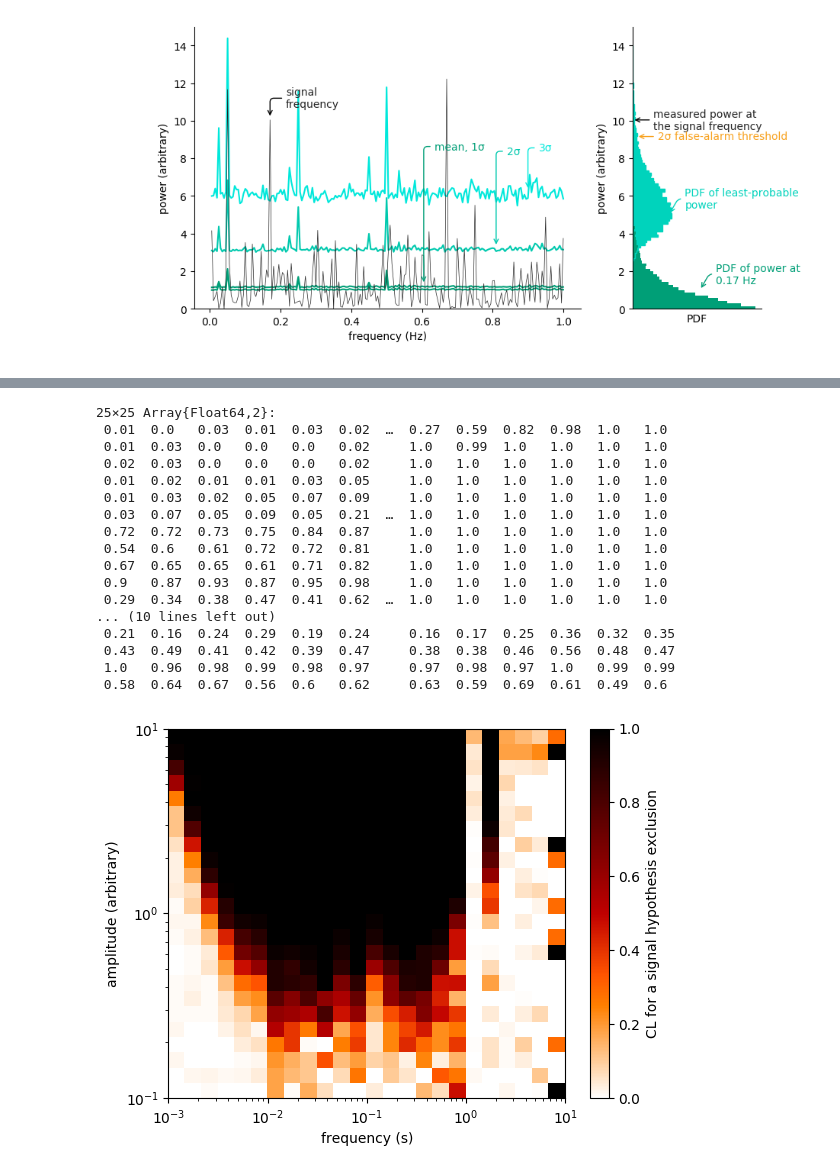
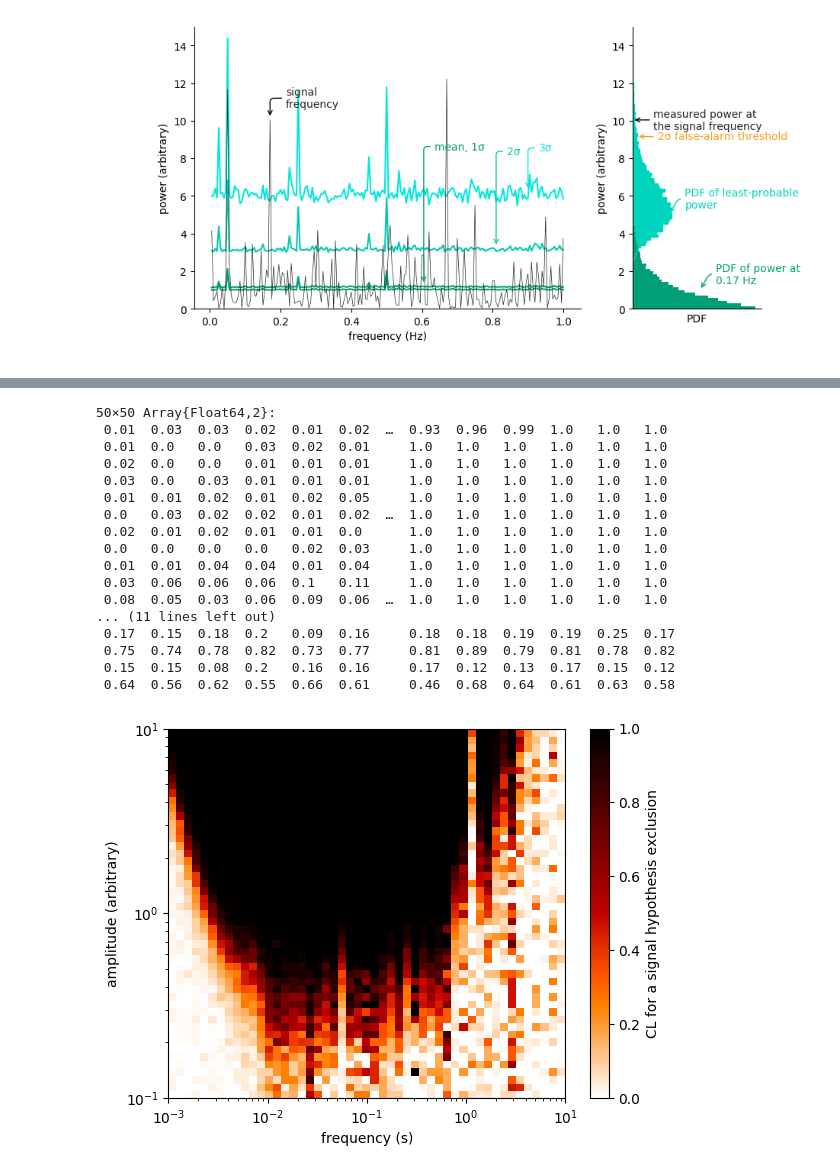
Before and after one commit to rawlik/rawlik-phd-thesis, a Jupyter notebook: calculations/alp_plots.ipynb, the cells around one changed output, grey strips where cells are left out. Saved outputs shown, nothing was run; the diff lists cells and outputs as text; code cells hidden in the pictures.

```diff
--- a/calculations/alp_plots.ipynb
+++ b/calculations/alp_plots.ipynb
@@ -529,8 +529,8 @@ savefig("../gfx/axions/basic_detection.pdf")
 # %% [output]
 [figure]
 # %%
-exclampls = logspace(-1, 1, 25)
-exclfreqs = logspace(-3, 1, 25)
+exclampls = logspace(-1, 1, 50)
+exclfreqs = logspace(-3, 1, 50)
 
 signalperiodograms = mcsignalpowers(as, exclfreqs, exclampls,
     mcmultiplicity = 100, fitoffsets = false, simjumpsize = 0)
@@ -577,40 +577,40 @@ CLmap = exclusionreport(as, R, exclfreqs, exclampls, exclnullperiodograms, signa
 CLmap_noCLs = exclusionreport(as, R, exclfreqs, exclampls, exclnullperiodograms, signalperiodograms, fitoffsets = false,
     useCLsmethod = false)
 # %% [output]
-25×25 Array{Float64,2}:
- 0.01  0.0   0.03  0.01  0.03  0.02  …  0.27  0.59  0.82  0.98  1.0   1.0
- 0.01  0.03  0.0   0.0   0.0   0.02     1.0   0.99  1.0   1.0   1.0   1.0
- 0.02  0.03  0.0   0.0   0.0   0.02     1.0   1.0   1.0   1.0   1.0   1.0
- 0.01  0.02  0.01  0.01  0.03  0.05     1.0   1.0   1.0   1.0   1.0   1.0
- 0.01  0.03  0.02  0.05  0.07  0.09     1.0   1.0   1.0   1.0   1.0   1.0
- 0.03  0.07  0.05  0.09  0.05  0.21  …  1.0   1.0   1.0   1.0   1.0   1.0
- 0.72  0.72  0.73  0.75  0.84  0.87     1.0   1.0   1.0   1.0   1.0   1.0
- 0.54  0.6   0.61  0.72  0.72  0.81     1.0   1.0   1.0   1.0   1.0   1.0
- 0.67  0.65  0.65  0.61  0.71  0.82     1.0   1.0   1.0   1.0   1.0   1.0
- 0.9   0.87  0.93  0.87  0.95  0.98     1.0   1.0   1.0   1.0   1.0   1.0
- 0.29  0.34  0.38  0.47  0.41  0.62  …  1.0   1.0   1.0   1.0   1.0   1.0
-... (10 lines left out)
- 0.21  0.16  0.24  0.29  0.19  0.24     0.16  0.17  0.25  0.36  0.32  0.35
- 0.43  0.49  0.41  0.42  0.39  0.47     0.38  0.38  0.46  0.56  0.48  0.47
- 1.0   0.96  0.98  0.99  0.98  0.97     0.97  0.98  0.97  1.0   0.99  0.99
- 0.58  0.64  0.67  0.56  0.6   0.62     0.63  0.59  0.69  0.61  0.49  0.6
+50×50 Array{Float64,2}:
+ 0.01  0.03  0.03  0.02  0.01  0.02  …  0.93  0.96  0.99  1.0   1.0   1.0
+ 0.01  0.0   0.0   0.03  0.02  0.01     1.0   1.0   1.0   1.0   1.0   1.0
+ 0.02  0.0   0.0   0.01  0.01  0.01     1.0   1.0   1.0   1.0   1.0   1.0
+ 0.03  0.0   0.03  0.01  0.01  0.01     1.0   1.0   1.0   1.0   1.0   1.0
+ 0.01  0.01  0.02  0.01  0.02  0.05     1.0   1.0   1.0   1.0   1.0   1.0
+ 0.0   0.03  0.02  0.02  0.01  0.02  …  1.0   1.0   1.0   1.0   1.0   1.0
+ 0.02  0.01  0.02  0.01  0.01  0.0      1.0   1.0   1.0   1.0   1.0   1.0
+ 0.0   0.0   0.0   0.0   0.02  0.03     1.0   1.0   1.0   1.0   1.0   1.0
+ 0.01  0.01  0.04  0.04  0.01  0.04     1.0   1.0   1.0   1.0   1.0   1.0
+ 0.03  0.06  0.06  0.06  0.1   0.11     1.0   1.0   1.0   1.0   1.0   1.0
+ 0.08  0.05  0.03  0.06  0.09  0.06  …  1.0   1.0   1.0   1.0   1.0   1.0
+... (11 lines left out)
+ 0.17  0.15  0.18  0.2   0.09  0.16     0.18  0.18  0.19  0.19  0.25  0.17
+ 0.75  0.74  0.78  0.82  0.73  0.77     0.81  0.89  0.79  0.81  0.78  0.82
+ 0.15  0.15  0.08  0.2   0.16  0.16     0.17  0.12  0.13  0.17  0.15  0.12
+ 0.64  0.56  0.62  0.55  0.66  0.61     0.46  0.68  0.64  0.61  0.63  0.58
 # %%
 # boundsgrid(a) = logspace(extrema(log10(a))..., length(a) + 1)
 pcol = pcolormesh(exclfreqs, exclampls, CLmap',
-           vmax=1, vmin=0, cmap="gist_heat_r", linewidth = 0)
-pcol[:set_edgecolor](:face) # ref. https://stackoverflow.com/questions/27092991/white-lines-in-matplotlibs-pcolor#27096694
+           vmax=1, vmin=0, cmap="gist_heat_r", rasterized = true) #linewidth = 0)
+# pcol[:set_edgecolor](:face) # ref. https://stackoverflow.com/questions/27092991/white-lines-in-matplotlibs-pcolor#27096694
 colorbar(label="CL for a signal hypothesis exclusion")
 xscale("log")
 xlabel("frequency (s)")
 yscale("log")
 ylabel("amplitude (arbitrary)")
 
 gca()[:spines]["top"][:set_visible](true)
 gca()[:spines]["right"][:set_visible](true)
 
 savefig("../gfx/axions/basic_exclusion.pdf")
 # %% [output]
-[figure, old version]
+[figure, new version]
 # %%
 # boundsgrid(a) = logspace(extrema(log10(a))..., length(a) + 1)
 pcol = pcolormesh(exclfreqs, exclampls, CLmap_noCLs',
```
Also changed, not shown: parts of 6 cells of this notebook, 4 other files.
